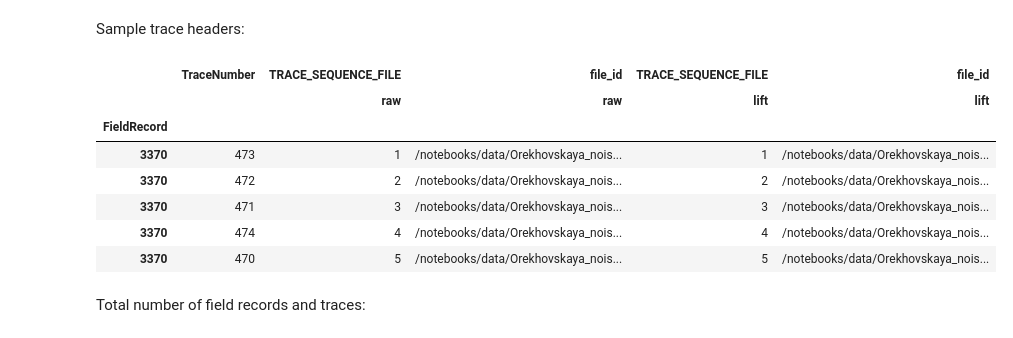
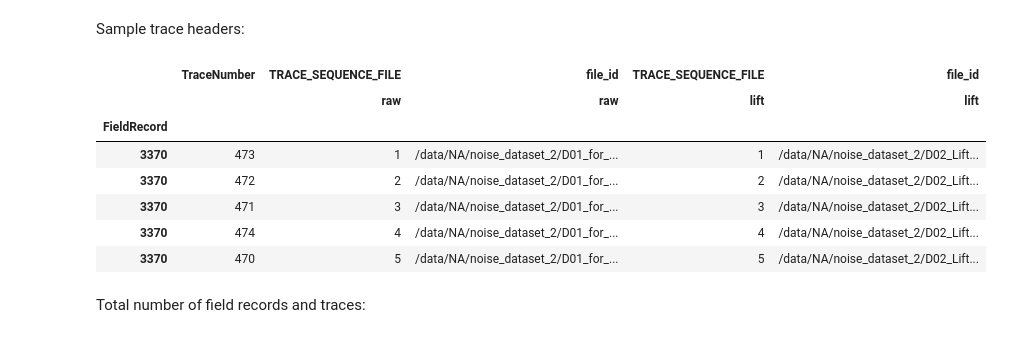
Before and after one commit to learnserd/SeismicPro, a Jupyter notebook: datasets/ground-roll_attenuation.ipynb, the cells around one changed output. Cells and saved outputs as stored; diff of their text form; code cells hidden in the pictures.

```diff
--- a/datasets/ground-roll_attenuation.ipynb
+++ b/datasets/ground-roll_attenuation.ipynb
@@ -92,22 +101,22 @@ Below we show sample trace headers and sample seismogram from the train dataset.
 # %% [markdown]
 Sample trace headers:
 # %%
-path_raw = '/notebooks/data/Orekhovskaya_noise_dataset/D01_for_Lift.sgy'
-path_lift = '/notebooks/data/Orekhovskaya_noise_dataset/D02_Lift_SP.sgy'
+path_raw = '/data/NA/noise_dataset_2/D01_for_Lift.sgy'
+path_lift = '/data/NA/noise_dataset_2/D02_Lift_SP.sgy'
 
 field_index = (FieldIndex(name='raw', path=path_raw).
                merge(FieldIndex(name='lift', path=path_lift)))
 
 field_index.head()
 # %% [output]
 |  | TraceNumber | TRACE_SEQUENCE_FILE | file_id | TRACE_SEQUENCE_FILE | file_id |
 |  |  | raw | raw | lift | lift |
 | FieldRecord |  |  |  |  |  |
-| 3370 | 473 | 1 | /notebooks/data/Orekhovskaya_nois... | 1 | /notebooks/data/Orekhovskaya_nois... |
-| 3370 | 472 | 2 | /notebooks/data/Orekhovskaya_nois... | 2 | /notebooks/data/Orekhovskaya_nois... |
-| 3370 | 471 | 3 | /notebooks/data/Orekhovskaya_nois... | 3 | /notebooks/data/Orekhovskaya_nois... |
-| 3370 | 474 | 4 | /notebooks/data/Orekhovskaya_nois... | 4 | /notebooks/data/Orekhovskaya_nois... |
-| 3370 | 470 | 5 | /notebooks/data/Orekhovskaya_nois... | 5 | /notebooks/data/Orekhovskaya_nois... |
+| 3370 | 473 | 1 | /data/NA/noise_dataset_2/D01_for_... | 1 | /data/NA/noise_dataset_2/D02_Lift... |
+| 3370 | 472 | 2 | /data/NA/noise_dataset_2/D01_for_... | 2 | /data/NA/noise_dataset_2/D02_Lift... |
+| 3370 | 471 | 3 | /data/NA/noise_dataset_2/D01_for_... | 3 | /data/NA/noise_dataset_2/D02_Lift... |
+| 3370 | 474 | 4 | /data/NA/noise_dataset_2/D01_for_... | 4 | /data/NA/noise_dataset_2/D02_Lift... |
+| 3370 | 470 | 5 | /data/NA/noise_dataset_2/D01_for_... | 5 | /data/NA/noise_dataset_2/D02_Lift... |
 # %% [markdown]
 Total number of field records and traces:
 # %%
```
Also changed, not shown: parts of 10 cells of this notebook, 2 other files.
